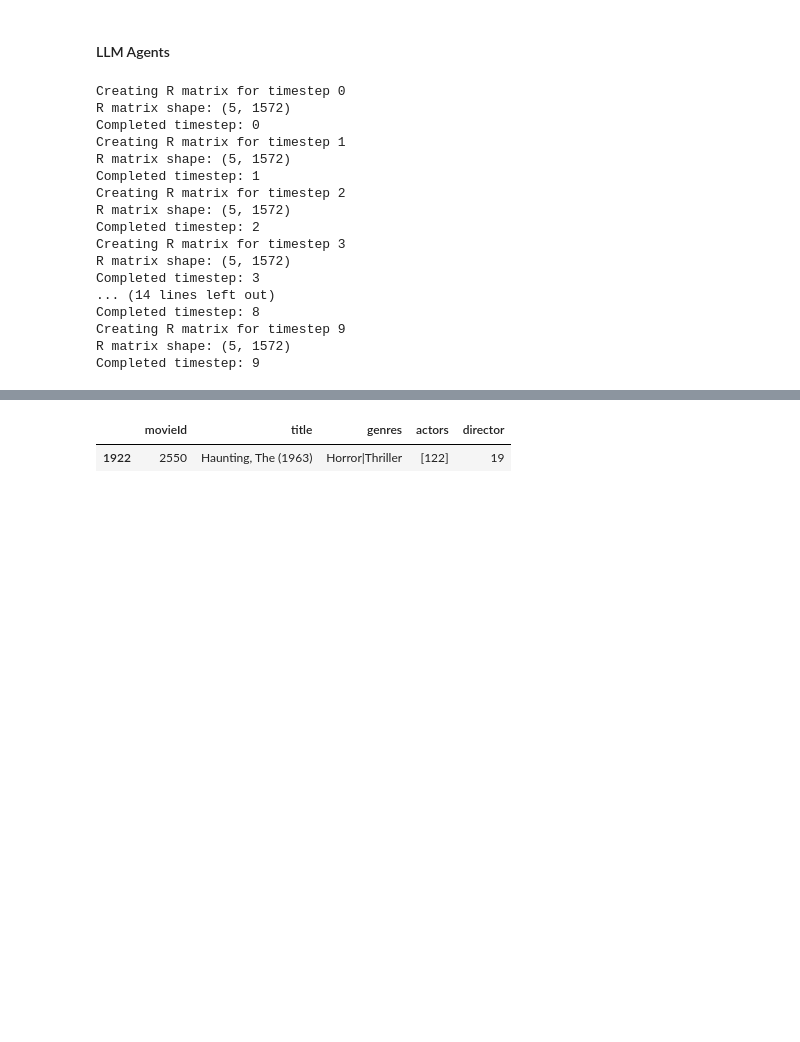
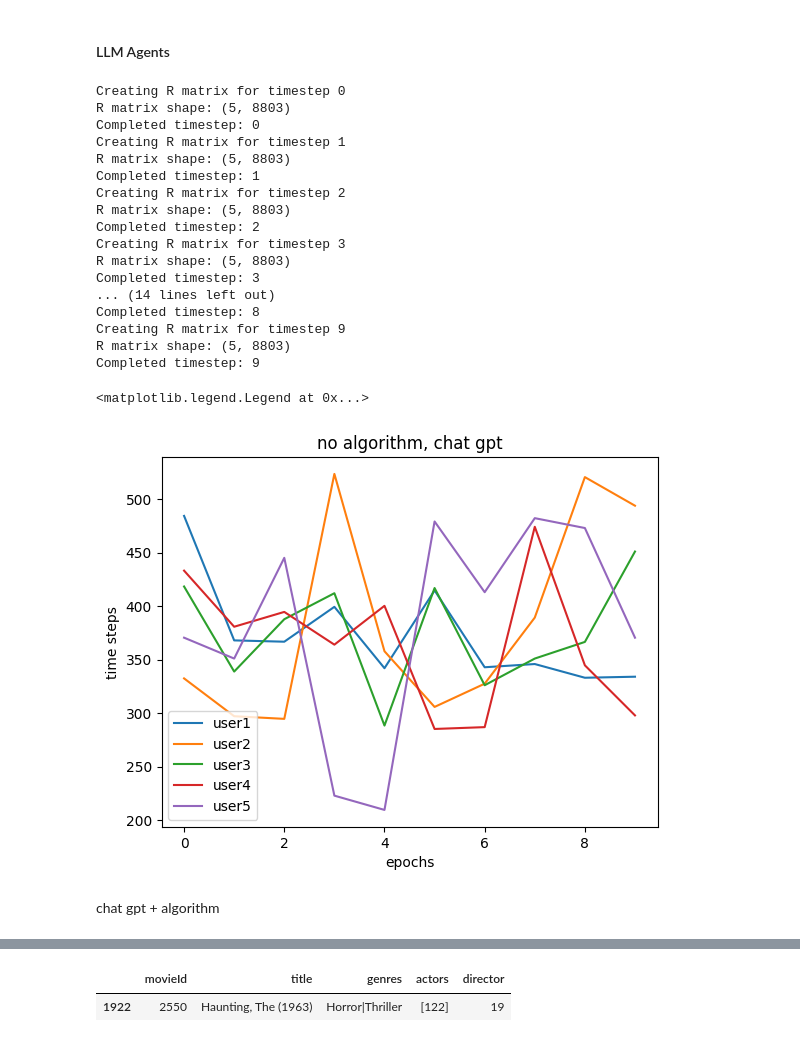
Before and after one commit to saishridhar/CS520---Project, a Jupyter notebook: notebooks/experiment_3.ipynb, the cells around one changed output, grey strips where cells are left out. Drawn from its saved outputs; the diff is of its cells as text; code cells hidden in the pictures; blank space fills up the shorter version.

```diff
--- a/notebooks/experiment_3.ipynb
+++ b/notebooks/experiment_3.ipynb
@@ -569,22 +559,56 @@ def LLM_homogeneity(recommendations):
 # %%
 llm_agents = [LLM_Agent(list(users).index(i), env,k=30) for i in users[:5]]
 # %%
-recommendations, chosen  = simulation(10,llm_agents)
+recommendations_NC, chosen_NC  = simulation(10,llm_agents)
 # %% [output]
 Creating R matrix for timestep 0
-R matrix shape: (5, 1572)
+R matrix shape: (5, 8803)
 Completed timestep: 0
 Creating R matrix for timestep 1
-R matrix shape: (5, 1572)
+R matrix shape: (5, 8803)
 Completed timestep: 1
 Creating R matrix for timestep 2
-R matrix shape: (5, 1572)
+R matrix shape: (5, 8803)
 Completed timestep: 2
 Creating R matrix for timestep 3
-R matrix shape: (5, 1572)
+R matrix shape: (5, 8803)
 Completed timestep: 3
 ... (14 lines left out)
 Completed timestep: 8
 Creating R matrix for timestep 9
-R matrix shape: (5, 1572)
+R matrix shape: (5, 8803)
 Completed timestep: 9
+# %%
+scores_NC = []
+for i in range(len(recommendations_NC)):
+    for j in range(len(recommendations_NC[0])):
+        h = compute_homogeniety(recommendations_NC[i][j])
+        #h = LLM_homogeneity(recommendations_AR[i][j])
+
+
+        if isinstance(h, float):
+            scores_NC.append(h)
+        else:
+            scores_NC.append(0.0)
+            # print the pairs that don't return a float homogeneirty score
+            print(h)
+# %%
+import  matplotlib.pyplot as plt
+
+plt.plot([i for i in range(10)],[scores_NC[i] for i in range(1,50,5)],label='user1')
+plt.plot([i for i in range(10)],[scores_NC[i] for i in range(2,50,5)],label='user2')
+plt.plot([i for i in range(10)],[scores_NC[i] for i in range(3,50,5)],label='user3')
+plt.plot([i for i in range(10)],[scores_NC[i] for i in range(4,50,5)],label='user4')
+plt.plot([i for i in range(10)],[scores_NC[i] for i in range(0,50,5)],label='user5')
+plt.xlabel('epochs')
+plt.ylabel('time steps')
+plt.title('no algorithm, chat gpt')
+plt.legend()
+
+
+# algorithm OFF, user = CHAT-GPT
+# %% [output]
+<matplotlib.legend.Legend at 0x...>
+[figure, added]
+# %% [markdown]
+chat gpt + algorithm
```
Also changed, not shown: parts of 34 cells of this notebook, 10 other files.
